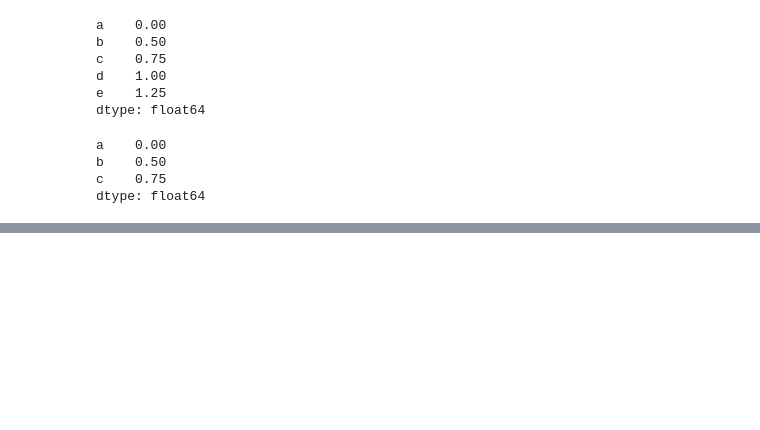
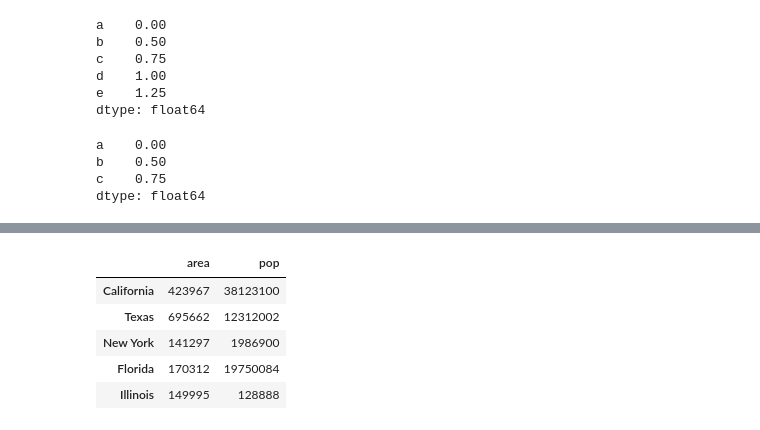
Before and after one commit to tax-k/KB_price_crawling, a Jupyter notebook: Data manipulation with Pandas.ipynb, the cells around one changed output, grey strips where cells are left out. Drawn from its saved outputs; the diff is of its cells as text; code cells hidden in the pictures; blank space fills up the shorter version.

```diff
--- a/Data manipulation with Pandas.ipynb
+++ b/Data manipulation with Pandas.ipynb
@@ -218,0 +383,9 @@ TypeError: cannot compare a dtyped [float64] array with a scalar of type [bool]
+# %%
+data.loc[:'Illinois', :'pop']
+# %% [output]
+|  | area | pop |
+| California | 423967 | 38123100 |
+| Texas | 695662 | 12312002 |
+| New York | 141297 | 1986900 |
+| Florida | 170312 | 19750084 |
+| Illinois | 149995 | 128888 |
```
Also changed, not shown: parts of 42 cells of this notebook.
